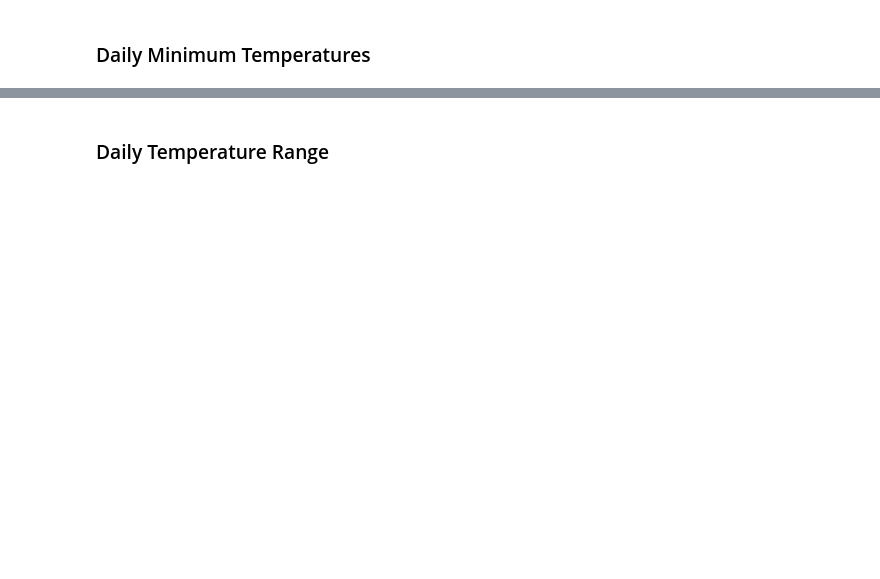
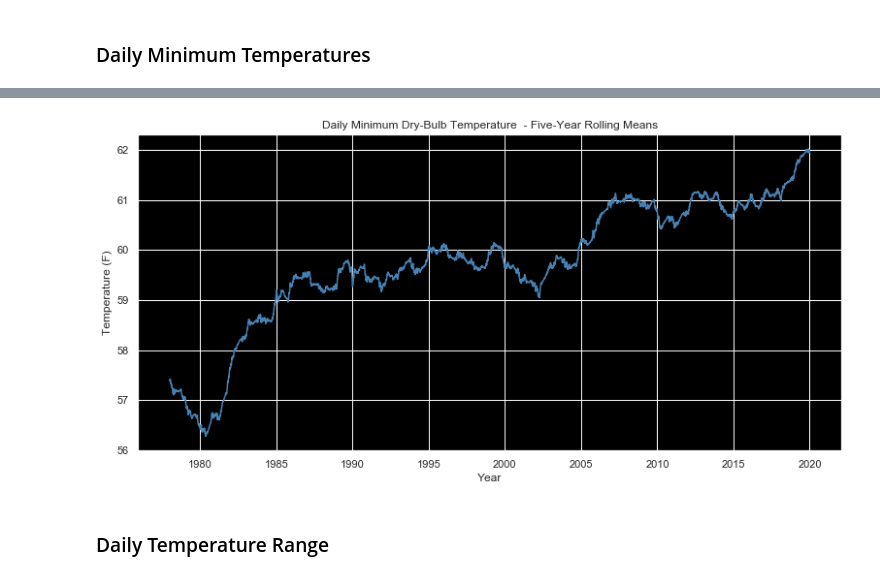
Before and after one commit to PhilipAbraham1030/Houston_Climate, a Jupyter notebook: Shifts_in_the_Houston_Temperatures-Exploratory_Data_Analysis.ipynb, the cells around one changed output, grey strips where cells are left out. Saved outputs shown, nothing was run; the diff lists cells and outputs as text; code cells hidden in the pictures; blank space fills up the shorter version.

```diff
--- a/Shifts_in_the_Houston_Temperatures-Exploratory_Data_Analysis.ipynb
+++ b/Shifts_in_the_Houston_Temperatures-Exploratory_Data_Analysis.ipynb
@@ -168,3 +178,15 @@ houMinT = pd.DataFrame(houMinT)
+# %%
+maMIN=houMinT.rolling(1826).mean()
+_=plt.figure(figsize=(13,6))
+ax = plt.axes()
+ax.set_facecolor('black')
+_=plt.plot(maMIN.index,maMIN.values, color='steelblue')
+_=plt.title('Daily Minimum Dry-Bulb Temperature  - Five-Year Rolling Means')
+_=plt.xlabel('Year')
+_=plt.ylabel('Temperature (F)')
+plt.show()
+# %% [output]
+[figure, added]
 # %% [markdown]
 ###  Daily Temperature Range
 # %%
```
Also changed, not shown: parts of 13 cells of this notebook.
